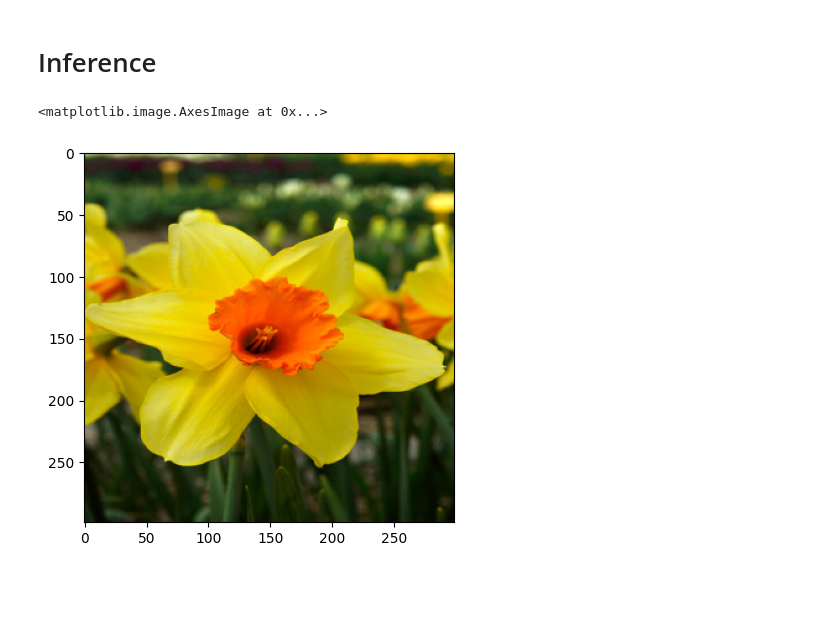
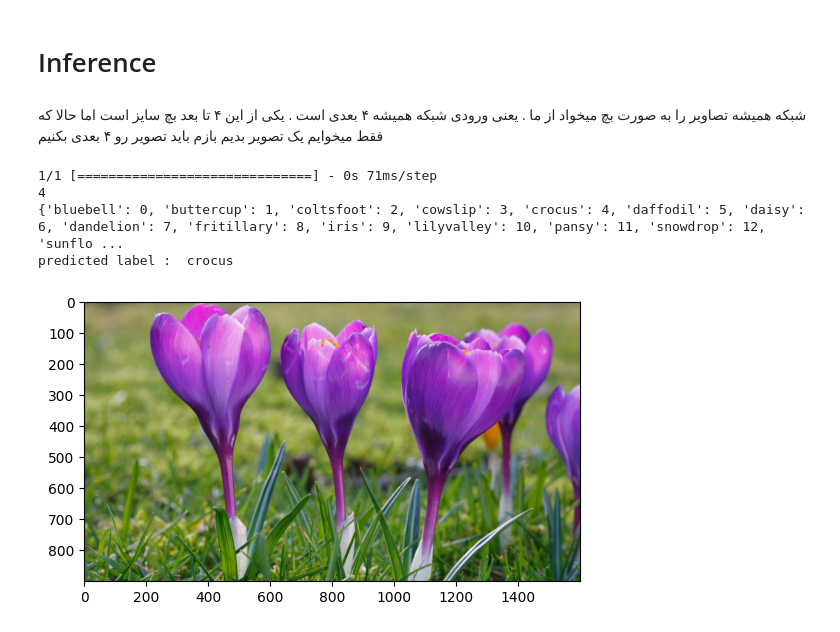
Before and after one commit to Kiana-Jahanshid/Transfer-Learning-wandb, a Jupyter notebook: Recognition_tasks_using_wandb/17_flowers_Recognition_TransferLearning_Wandb.ipynb, the cells around one changed output. Drawn from its saved outputs; the diff is of its cells as text; code cells hidden in the pictures; blank space fills up the shorter version.

```diff
--- a/Recognition_tasks_using_wandb/17_flowers_Recognition_TransferLearning_Wandb.ipynb
+++ b/Recognition_tasks_using_wandb/17_flowers_Recognition_TransferLearning_Wandb.ipynb
@@ -143,12 +259,2 @@ plt.show()
 # %% [markdown]
 # Inference
-# %%
-from PIL import Image
-import cv2
-image = Image.open("/content/daf.jpg")
-new_image = image.resize((299,299))
-new_image.save("/content/image.jpg")
-plt.imshow(new_image)
-# %% [output]
-<matplotlib.image.AxesImage at 0x...>
-[figure, removed]
@@ -155 +263,28 @@ plt.imshow(new_image)
+# %% [markdown]
+شبکه همیشه تصاویر را به صورت بچ میخواد از ما . یعنی ورودی شبکه همیشه ۴ بعدی است .
+یکی از این ۴ تا بعد بچ سایز است
+اما حالا که فقط میخوایم یک تصویر بدیم بازم باید تصویر رو ۴ بعدی بکنیم
+# %%
+import cv2
+
+new_image = cv2.imread("/content/crocus.jpg")
+new_image = cv2.cvtColor(new_image , cv2.COLOR_BGR2RGB)
+plt.imshow(new_image)
+new_image = cv2.resize(new_image , (299,299))
+new_image = new_image / 255.0
+new_image = np.reshape(new_image, [1, 299, 299, 3]) # new_iamge.reshape(1,299,299,3)
+
+output = model.predict(new_image)
+
+predicted_class = np.argmax(output)
+print(predicted_class)
+print(train_data.class_indices)
+mylist = list(train_data.class_indices)
+print("predicted label : " , mylist[np.argmax(output)])
+# %% [output]
+1/1 [==============================] - 0s 71ms/step
+4
+{'bluebell': 0, 'buttercup': 1, 'coltsfoot': 2, 'cowslip': 3, 'crocus': 4, 'daffodil': 5, 'daisy': 6, 'dandelion': 7, 'fritillary': 8, 'iris': 9, 'lilyvalley': 10, 'pansy': 11, 'snowdrop': 12, 'sunflo ...
+predicted label :  crocus
+[figure, added]
 # %%
```
Also changed, not shown: parts of 35 cells of this notebook, 4 other files.
